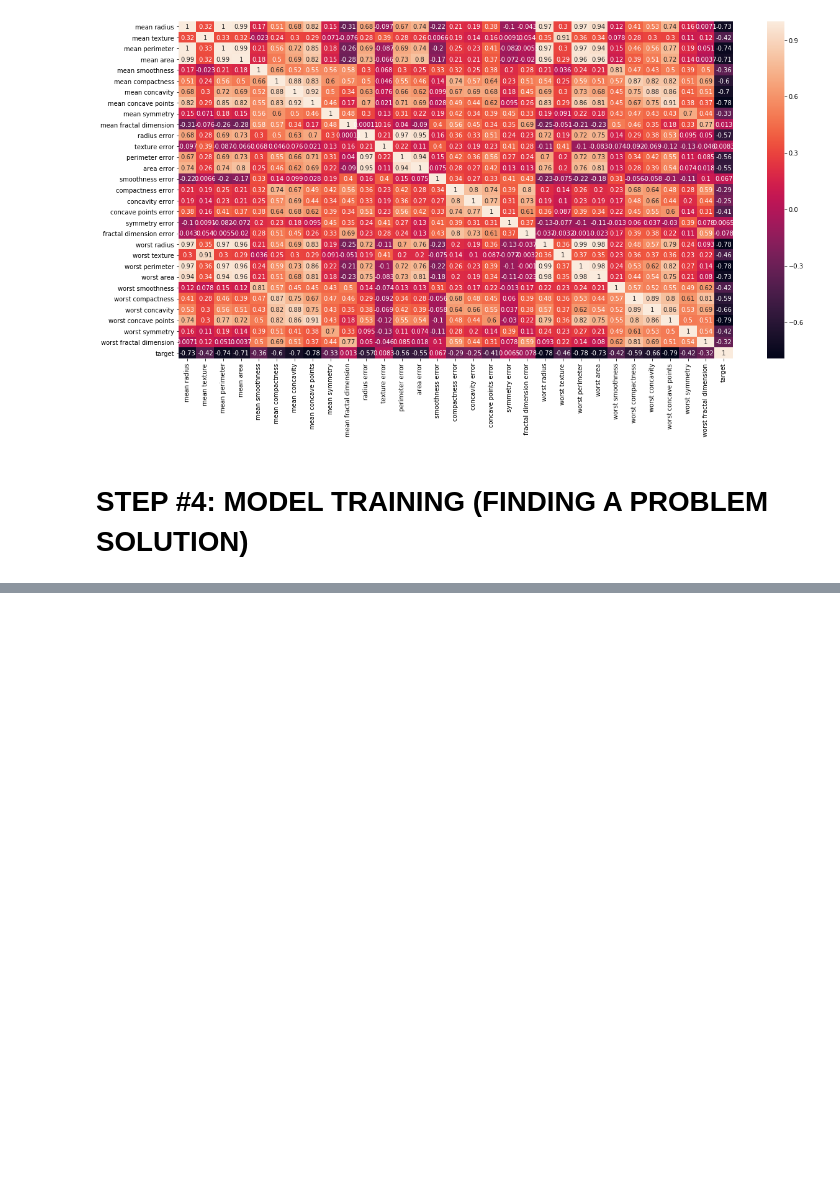
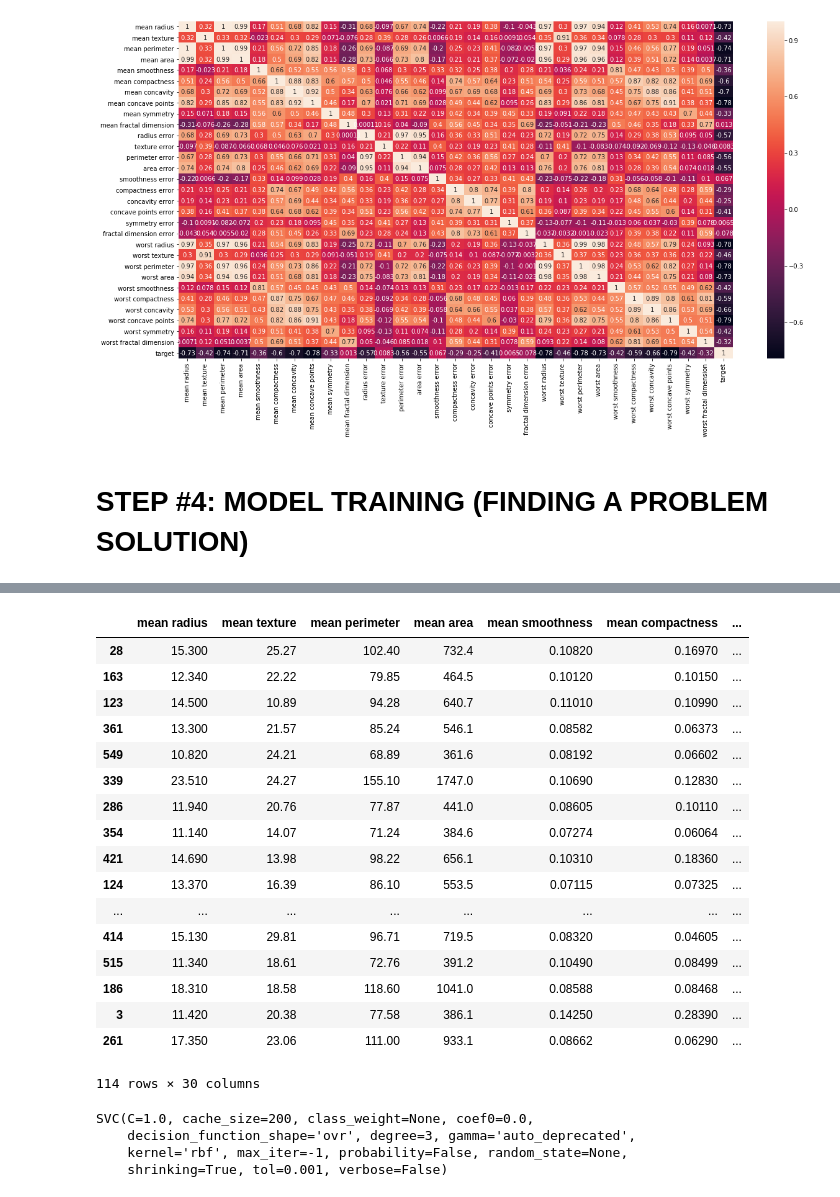
Before and after one commit to SaquibAnwar/breast-cancer-classification, a Jupyter notebook: Breast Cancer.ipynb, the cells around one changed output, grey strips where cells are left out. Saved outputs shown, nothing was run; the diff lists cells and outputs as text; code cells hidden in the pictures; blank space fills up the shorter version.

```diff
--- a/Breast Cancer.ipynb
+++ b/Breast Cancer.ipynb
@@ -161,0 +252,21 @@ sns.heatmap(df_cancer.corr(), annot = True)
+# %%
+X_test
+# %% [output]
+|  | mean radius | mean texture | mean perimeter | mean area | mean smoothness | mean compactness | ... |
+| 28 | 15.300 | 25.27 | 102.40 | 732.4 | 0.10820 | 0.16970 | ... |
+| 163 | 12.340 | 22.22 | 79.85 | 464.5 | 0.10120 | 0.10150 | ... |
+| 123 | 14.500 | 10.89 | 94.28 | 640.7 | 0.11010 | 0.10990 | ... |
+| 361 | 13.300 | 21.57 | 85.24 | 546.1 | 0.08582 | 0.06373 | ... |
+| 549 | 10.820 | 24.21 | 68.89 | 361.6 | 0.08192 | 0.06602 | ... |
+| 339 | 23.510 | 24.27 | 155.10 | 1747.0 | 0.10690 | 0.12830 | ... |
+| 286 | 11.940 | 20.76 | 77.87 | 441.0 | 0.08605 | 0.10110 | ... |
+| 354 | 11.140 | 14.07 | 71.24 | 384.6 | 0.07274 | 0.06064 | ... |
+| 421 | 14.690 | 13.98 | 98.22 | 656.1 | 0.10310 | 0.18360 | ... |
+| 124 | 13.370 | 16.39 | 86.10 | 553.5 | 0.07115 | 0.07325 | ... |
+| ... | ... | ... | ... | ... | ... | ... | ... |
+| 414 | 15.130 | 29.81 | 96.71 | 719.5 | 0.08320 | 0.04605 | ... |
+| 515 | 11.340 | 18.61 | 72.76 | 391.2 | 0.10490 | 0.08499 | ... |
+| 186 | 18.310 | 18.58 | 118.60 | 1041.0 | 0.08588 | 0.08468 | ... |
+| 3 | 11.420 | 20.38 | 77.58 | 386.1 | 0.14250 | 0.28390 | ... |
+| 261 | 17.350 | 23.06 | 111.00 | 933.1 | 0.08662 | 0.06290 | ... |
+114 rows × 30 columns
@@ -161,0 +279,7 @@ sns.heatmap(df_cancer.corr(), annot = True)
+# %%
+svc_model.fit(X_train, y_train)
+# %% [output]
+SVC(C=1.0, cache_size=200, class_weight=None, coef0=0.0,
+    decision_function_shape='ovr', degree=3, gamma='auto_deprecated',
+    kernel='rbf', max_iter=-1, probability=False, random_state=None,
+    shrinking=True, tol=0.001, verbose=False)
```
Also changed, not shown: parts of 11 cells of this notebook.
